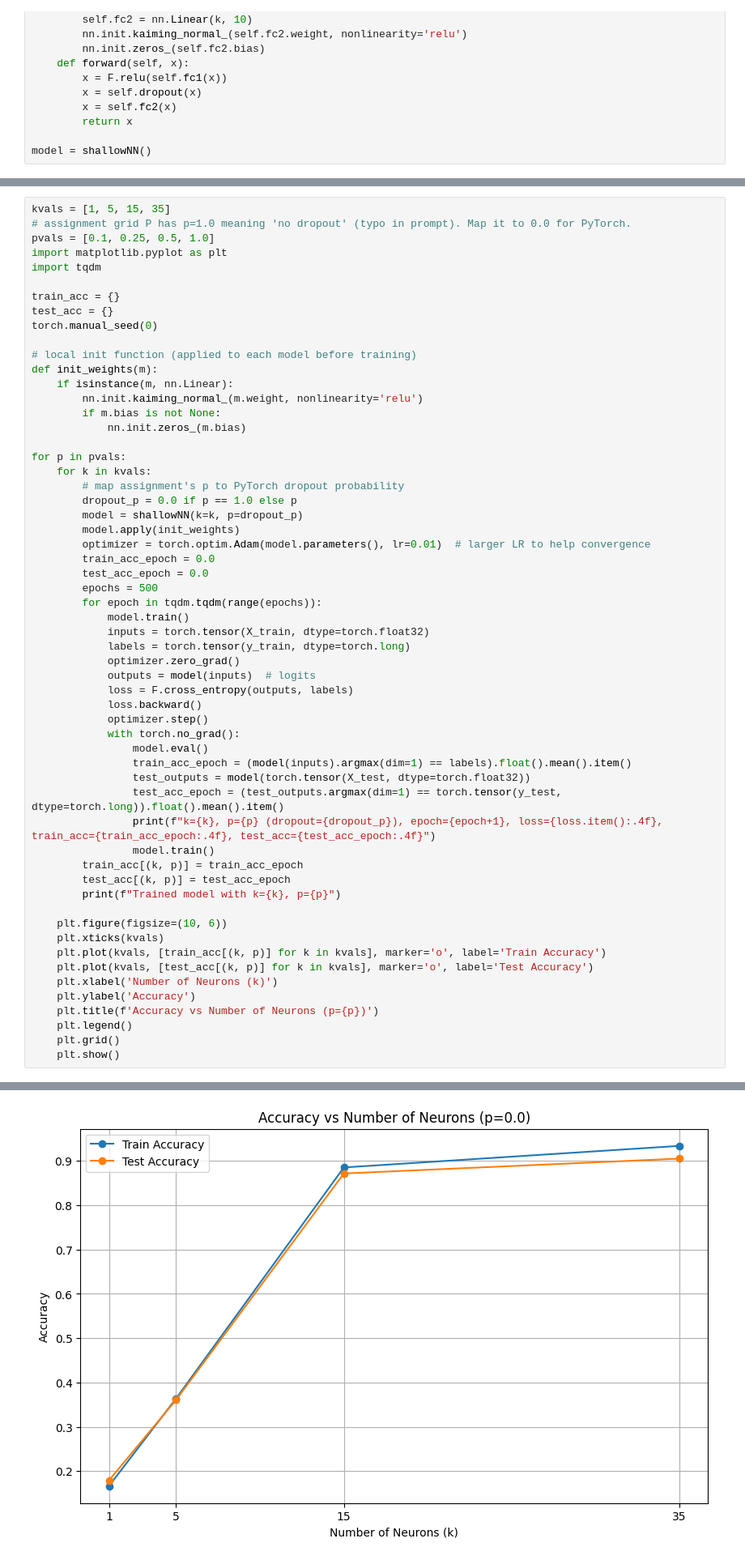
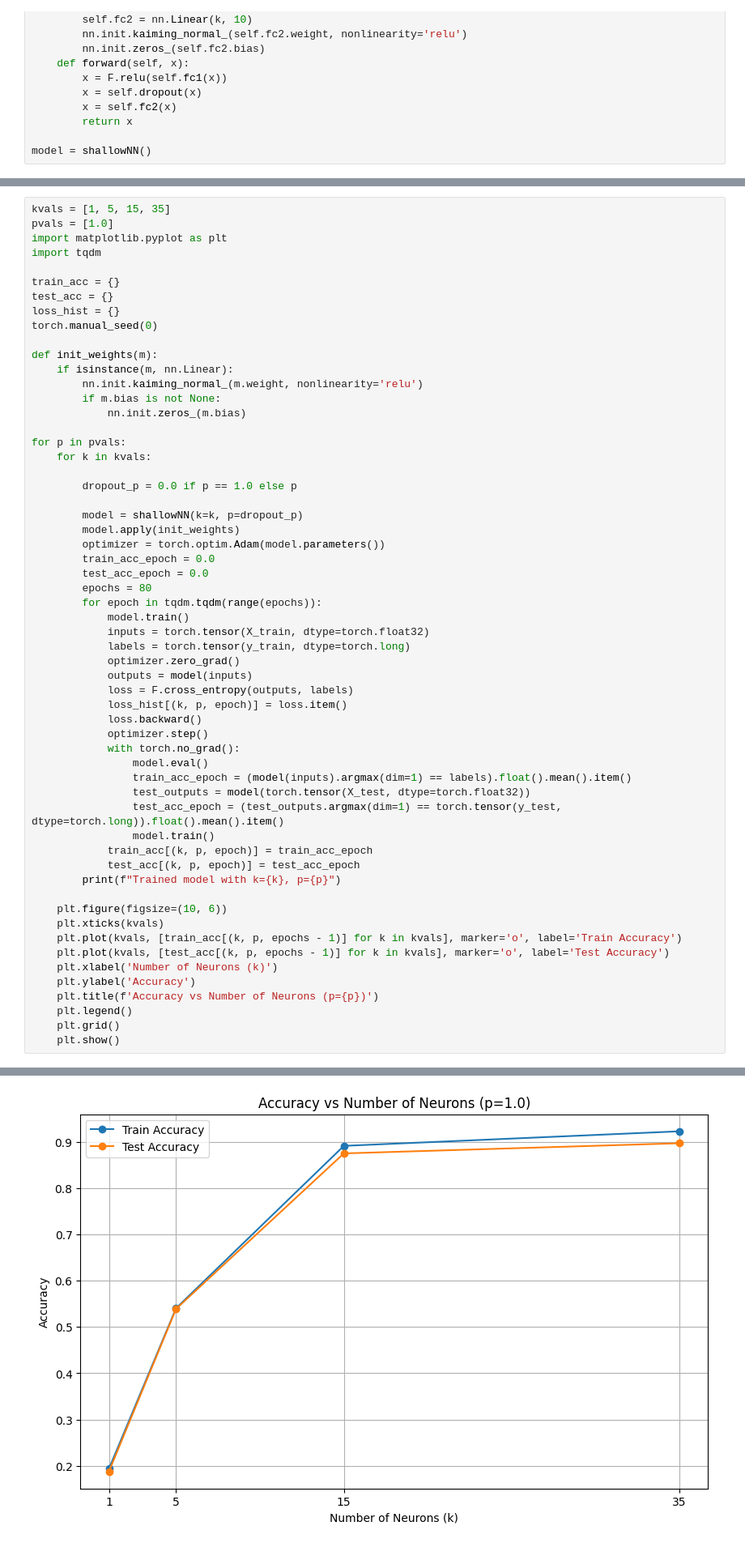
Before and after one commit to Vedant2100/w26, a Jupyter notebook: hw3.ipynb, the cells around one changed output, grey strips where cells are left out. Shown at 81% size. Cells and saved outputs as stored; diff of their text form.

```diff
--- a/hw3.ipynb
+++ b/hw3.ipynb
@@ -77,15 +74,14 @@ model = shallowNN()
 # %%
 kvals = [1, 5, 15, 35]
-# assignment grid P has p=1.0 meaning 'no dropout' (typo in prompt). Map it to 0.0 for PyTorch.
-pvals = [0.1, 0.25, 0.5, 1.0]
+pvals = [1.0]
 import matplotlib.pyplot as plt
 import tqdm
 
 train_acc = {}
 test_acc = {}
+loss_hist = {}
 torch.manual_seed(0)
 
-# local init function (applied to each model before training)
 def init_weights(m):
     if isinstance(m, nn.Linear):
         nn.init.kaiming_normal_(m.weight, nonlinearity='relu')
@@ -94,21 +90,23 @@ def init_weights(m):
 
 for p in pvals:
     for k in kvals:
-        # map assignment's p to PyTorch dropout probability
+
         dropout_p = 0.0 if p == 1.0 else p
+
         model = shallowNN(k=k, p=dropout_p)
         model.apply(init_weights)
-        optimizer = torch.optim.Adam(model.parameters(), lr=0.01)  # larger LR to help convergence
+        optimizer = torch.optim.Adam(model.parameters())
         train_acc_epoch = 0.0
         test_acc_epoch = 0.0
-        epochs = 500
+        epochs = 80
         for epoch in tqdm.tqdm(range(epochs)):
             model.train()
             inputs = torch.tensor(X_train, dtype=torch.float32)
             labels = torch.tensor(y_train, dtype=torch.long)
             optimizer.zero_grad()
-            outputs = model(inputs)  # logits
+            outputs = model(inputs)
             loss = F.cross_entropy(outputs, labels)
+            loss_hist[(k, p, epoch)] = loss.item()
             loss.backward()
             optimizer.step()
             with torch.no_grad():
@@ -116,16 +114,15 @@ for p in pvals:
                 train_acc_epoch = (model(inputs).argmax(dim=1) == labels).float().mean().item()
                 test_outputs = model(torch.tensor(X_test, dtype=torch.float32))
                 test_acc_epoch = (test_outputs.argmax(dim=1) == torch.tensor(y_test, dtype=torch.long)).float().mean().item()
-                print(f"k={k}, p={p} (dropout={dropout_p}), epoch={epoch+1}, loss={loss.item():.4f}, train_acc={train_acc_epoch:.4f}, test_acc={test_acc_epoch:.4f}")
                 model.train()
-        train_acc[(k, p)] = train_acc_epoch
-        test_acc[(k, p)] = test_acc_epoch
+            train_acc[(k, p, epoch)] = train_acc_epoch
+            test_acc[(k, p, epoch)] = test_acc_epoch
         print(f"Trained model with k={k}, p={p}")
 
     plt.figure(figsize=(10, 6))
     plt.xticks(kvals)
-    plt.plot(kvals, [train_acc[(k, p)] for k in kvals], marker='o', label='Train Accuracy')
-    plt.plot(kvals, [test_acc[(k, p)] for k in kvals], marker='o', label='Test Accuracy')
+    plt.plot(kvals, [train_acc[(k, p, epochs - 1)] for k in kvals], marker='o', label='Train Accuracy')
+    plt.plot(kvals, [test_acc[(k, p, epochs - 1)] for k in kvals], marker='o', label='Test Accuracy')
     plt.xlabel('Number of Neurons (k)')
     plt.ylabel('Accuracy')
     plt.title(f'Accuracy vs Number of Neurons (p={p})')
@@ -140,4 +137,4 @@ Trained model with k=35, p=0.0
-[figure, old version]
+[figure, new version]
 # %%
 print(train_acc)
 # %% [output]
```
Also changed, not shown: parts of 22 cells of this notebook.
